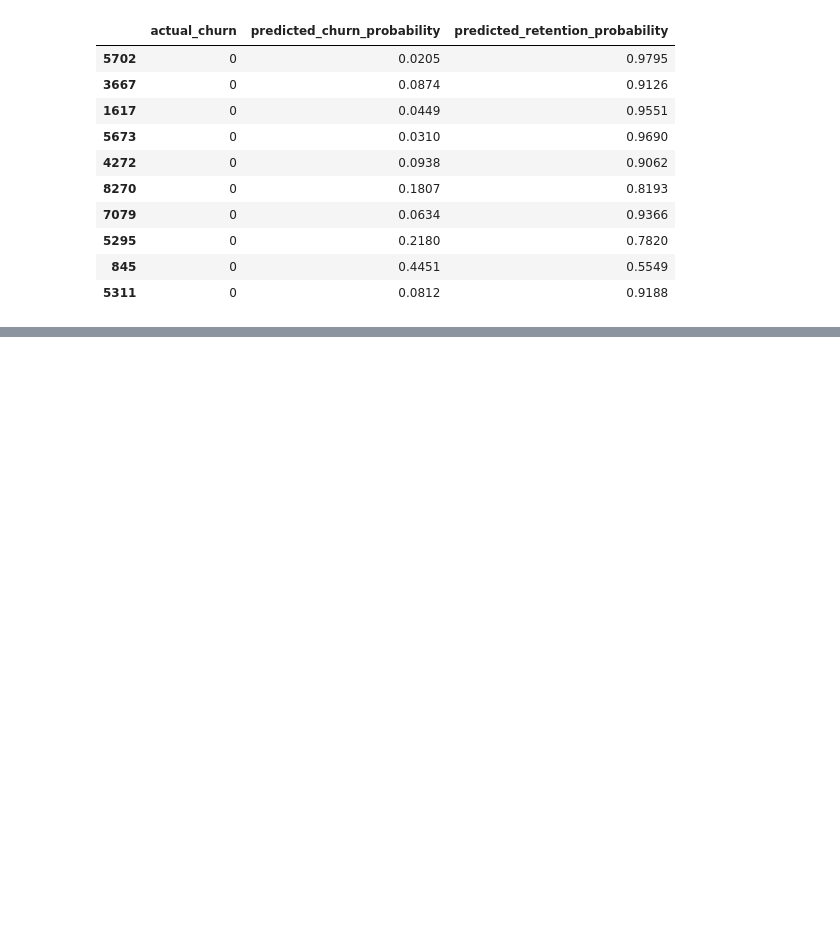
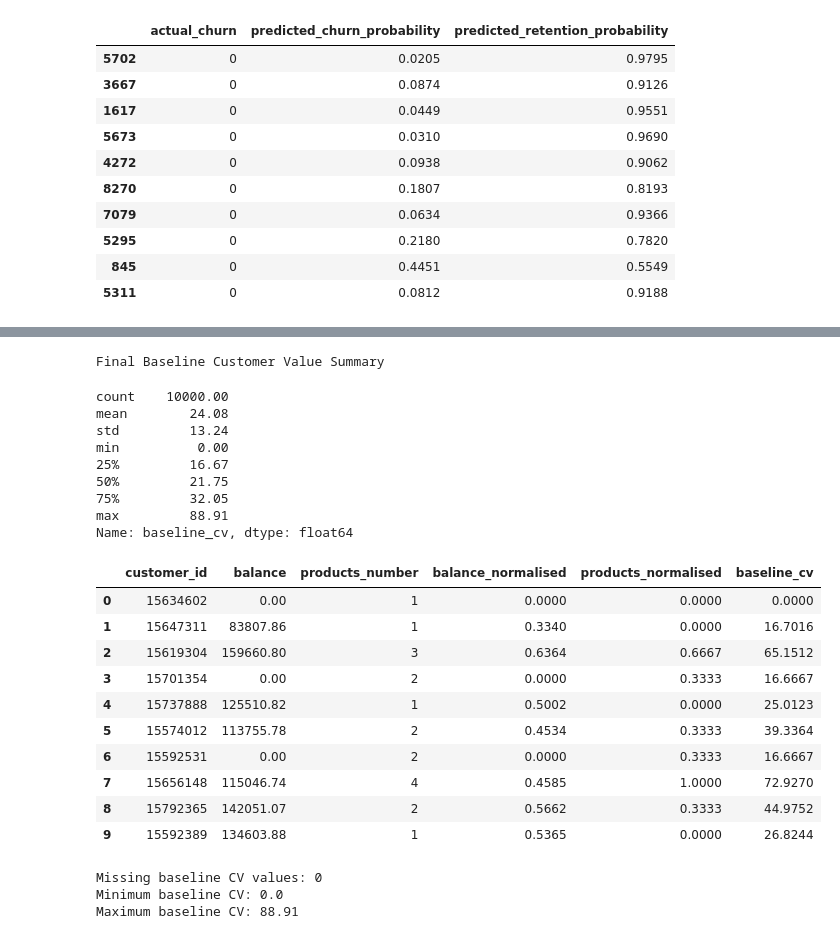
Before and after one commit to ann-fernee/bank-churn-risk-adjusted-cv, a Jupyter notebook: notebooks/churn_risk_adjusted_cv.ipynb, the cells around one changed output, grey strips where cells are left out. Cells and saved outputs as stored; diff of their text form; code cells hidden in the pictures; blank space fills up the shorter version.

Commit message:
Complete baseline customer value component

```diff
--- a/notebooks/churn_risk_adjusted_cv.ipynb
+++ b/notebooks/churn_risk_adjusted_cv.ipynb
@@ -2024,0 +2348,64 @@ churn_results[
+# %%
+# --------------------------------------------------
+# Final Baseline Customer Value
+# --------------------------------------------------
+
+# Equal weighting of normalised balance and product ownership
+cv_data["baseline_cv"] = (
+    0.50 * cv_data["balance_normalised"]
+    + 0.50 * cv_data["products_normalised"]
+) * 100
+
+# Summary statistics
+baseline_cv_summary = (
+    cv_data["baseline_cv"]
+    .describe()
+    .round(2)
+)
+
+print("Final Baseline Customer Value Summary")
+display(baseline_cv_summary)
+
+# Show example customers
+display(
+    cv_data[
+        [
+            "customer_id",
+            "balance",
+            "products_number",
+            "balance_normalised",
+            "products_normalised",
+            "baseline_cv"
+        ]
+    ].head(10).round(4)
+)
+
+# Basic validation
+print("Missing baseline CV values:", cv_data["baseline_cv"].isna().sum())
+print("Minimum baseline CV:", round(cv_data["baseline_cv"].min(), 2))
+print("Maximum baseline CV:", round(cv_data["baseline_cv"].max(), 2))
+# %% [output]
+Final Baseline Customer Value Summary
+count    10000.00
+mean        24.08
+std         13.24
+min          0.00
+25%         16.67
+50%         21.75
+75%         32.05
+max         88.91
+Name: baseline_cv, dtype: float64
+|  | customer_id | balance | products_number | balance_normalised | products_normalised | baseline_cv |
+| 0 | 15634602 | 0.00 | 1 | 0.0000 | 0.0000 | 0.0000 |
+| 1 | 15647311 | 83807.86 | 1 | 0.3340 | 0.0000 | 16.7016 |
+| 2 | 15619304 | 159660.80 | 3 | 0.6364 | 0.6667 | 65.1512 |
+| 3 | 15701354 | 0.00 | 2 | 0.0000 | 0.3333 | 16.6667 |
+| 4 | 15737888 | 125510.82 | 1 | 0.5002 | 0.0000 | 25.0123 |
+| 5 | 15574012 | 113755.78 | 2 | 0.4534 | 0.3333 | 39.3364 |
+| 6 | 15592531 | 0.00 | 2 | 0.0000 | 0.3333 | 16.6667 |
+| 7 | 15656148 | 115046.74 | 4 | 0.4585 | 1.0000 | 72.9270 |
+| 8 | 15792365 | 142051.07 | 2 | 0.5662 | 0.3333 | 44.9752 |
+| 9 | 15592389 | 134603.88 | 1 | 0.5365 | 0.0000 | 26.8244 |
+Missing baseline CV values: 0
+Minimum baseline CV: 0.0
+Maximum baseline CV: 88.91
```
Also changed, not shown: parts of 6 cells of this notebook.
